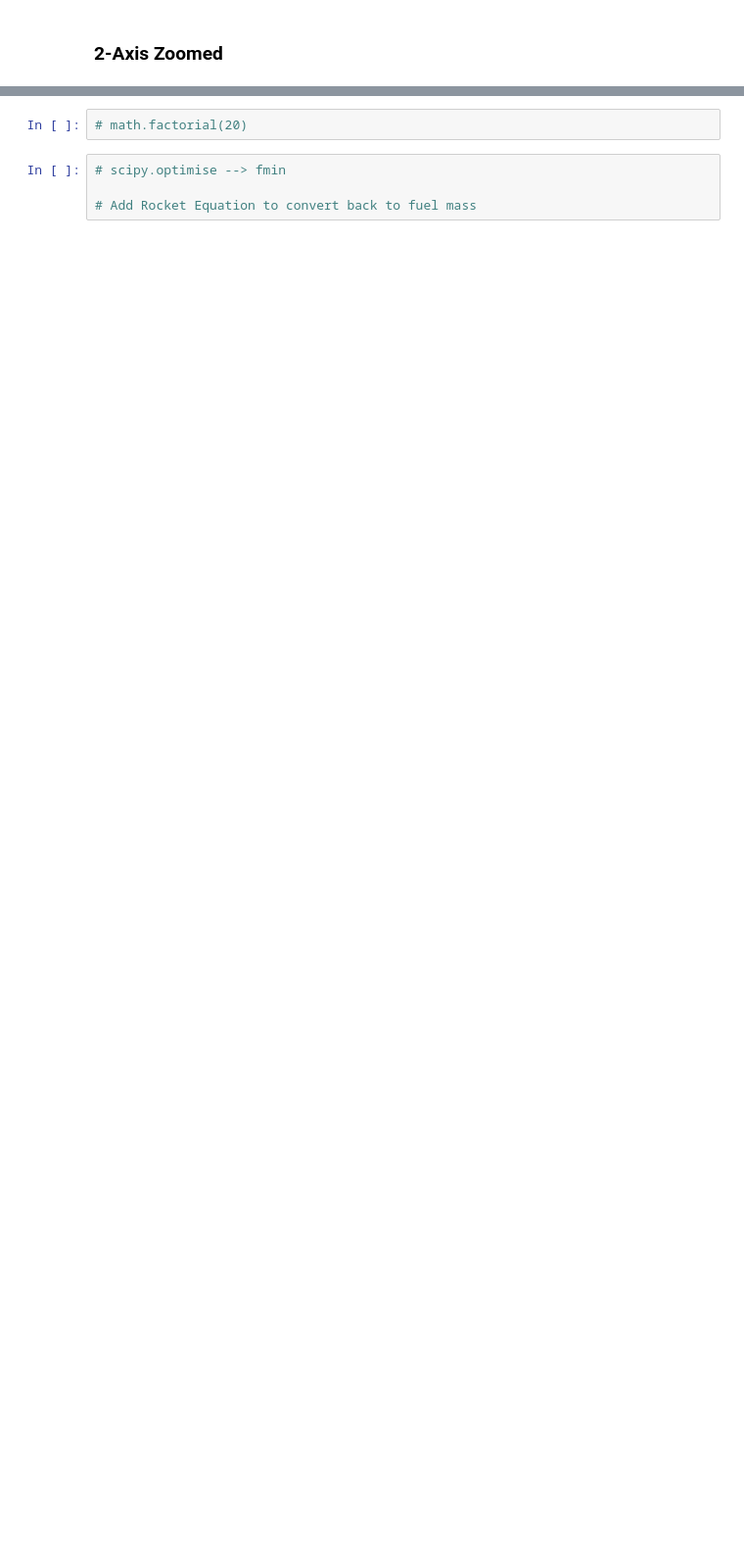
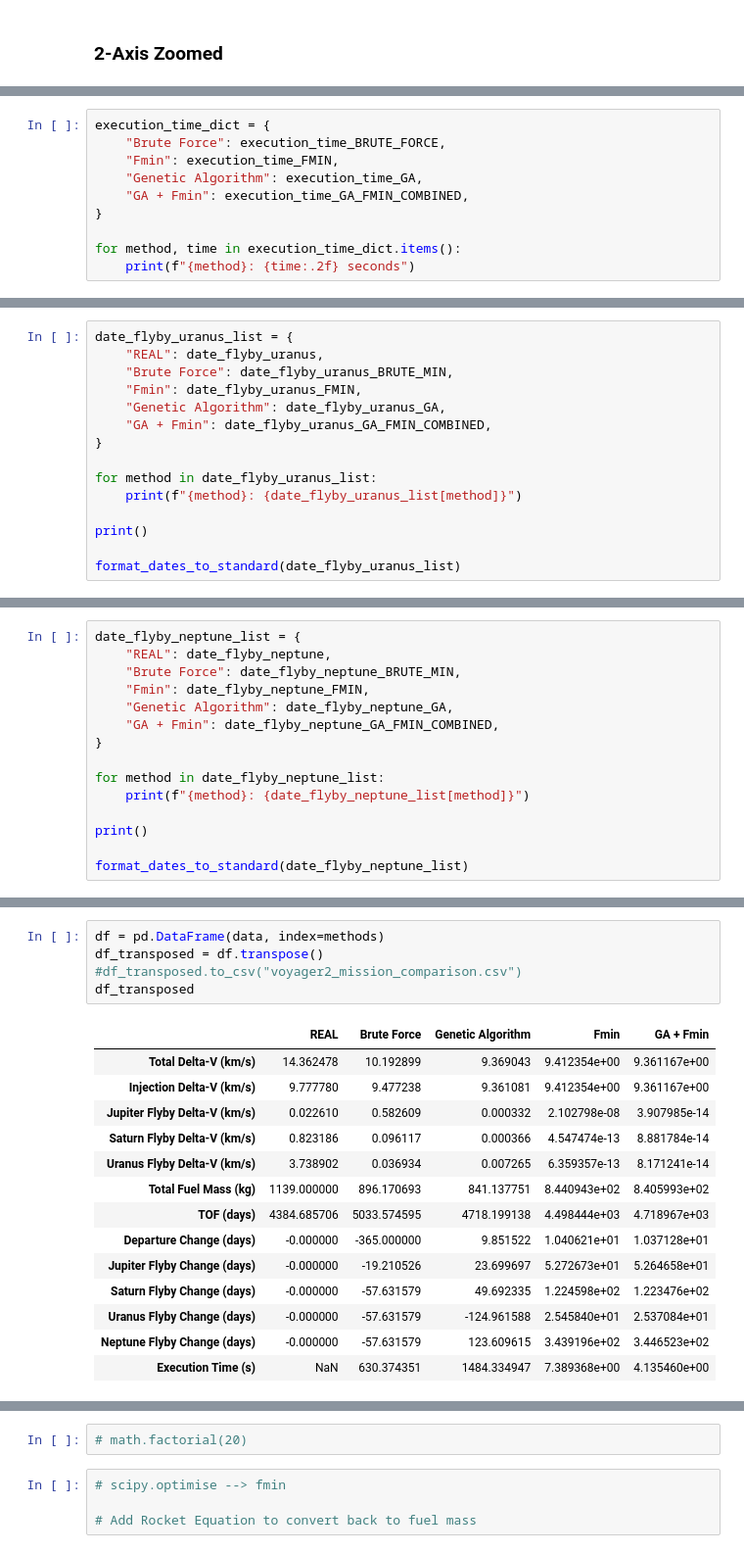
Before and after one commit to snath222/IP-Trajectory-Optimisation-SN, a Jupyter notebook: Voyager II - Optimisation Algo.ipynb, the cells around one changed output, grey strips where cells are left out. Shown at 98% size. Cells and saved outputs as stored; diff of their text form; blank space fills up the shorter version.

```diff
--- a/Voyager II - Optimisation Algo.ipynb
+++ b/Voyager II - Optimisation Algo.ipynb
@@ -3573,0 +3498,10 @@ df
+# %%
+execution_time_dict = {
+    "Brute Force": execution_time_BRUTE_FORCE,
+    "Fmin": execution_time_FMIN,
+    "Genetic Algorithm": execution_time_GA,
+    "GA + Fmin": execution_time_GA_FMIN_COMBINED,
+}
+
+for method, time in execution_time_dict.items():
+    print(f"{method}: {time:.2f} seconds")
@@ -3573,0 +3621,15 @@ df
+# %%
+date_flyby_uranus_list = {
+    "REAL": date_flyby_uranus,
+    "Brute Force": date_flyby_uranus_BRUTE_MIN,
+    "Fmin": date_flyby_uranus_FMIN,
+    "Genetic Algorithm": date_flyby_uranus_GA,
+    "GA + Fmin": date_flyby_uranus_GA_FMIN_COMBINED,
+}
+
+for method in date_flyby_uranus_list:
+    print(f"{method}: {date_flyby_uranus_list[method]}")
+
+print()
+
+format_dates_to_standard(date_flyby_uranus_list)
@@ -3573,0 +3647,15 @@ df
+# %%
+date_flyby_neptune_list = {
+    "REAL": date_flyby_neptune,
+    "Brute Force": date_flyby_neptune_BRUTE_MIN,
+    "Fmin": date_flyby_neptune_FMIN,
+    "Genetic Algorithm": date_flyby_neptune_GA,
+    "GA + Fmin": date_flyby_neptune_GA_FMIN_COMBINED,
+}
+
+for method in date_flyby_neptune_list:
+    print(f"{method}: {date_flyby_neptune_list[method]}")
+
+print()
+
+format_dates_to_standard(date_flyby_neptune_list)
@@ -3574,3 +3757,23 @@ df
+# %%
+df = pd.DataFrame(data, index=methods)
+df_transposed = df.transpose()
+#df_transposed.to_csv("voyager2_mission_comparison.csv")
+df_transposed
+# %% [output]
+|  | REAL | Brute Force | Genetic Algorithm | Fmin | GA + Fmin |
+| Total Delta-V (km/s) | 14.362478 | 10.192899 | 9.369043 | 9.412354e+00 | 9.361167e+00 |
+| Injection Delta-V (km/s) | 9.777780 | 9.477238 | 9.361081 | 9.412354e+00 | 9.361167e+00 |
+| Jupiter Flyby Delta-V (km/s) | 0.022610 | 0.582609 | 0.000332 | 2.102798e-08 | 3.907985e-14 |
+| Saturn Flyby Delta-V (km/s) | 0.823186 | 0.096117 | 0.000366 | 4.547474e-13 | 8.881784e-14 |
+| Uranus Flyby Delta-V (km/s) | 3.738902 | 0.036934 | 0.007265 | 6.359357e-13 | 8.171241e-14 |
+| Total Fuel Mass (kg) | 1139.000000 | 896.170693 | 841.137751 | 8.440943e+02 | 8.405993e+02 |
+| TOF (days) | 4384.685706 | 5033.574595 | 4718.199138 | 4.498444e+03 | 4.718967e+03 |
+| Departure Change (days) | -0.000000 | -365.000000 | 9.851522 | 1.040621e+01 | 1.037128e+01 |
+| Jupiter Flyby Change (days) | -0.000000 | -19.210526 | 23.699697 | 5.272673e+01 | 5.264658e+01 |
+| Saturn Flyby Change (days) | -0.000000 | -57.631579 | 49.692335 | 1.224598e+02 | 1.223476e+02 |
+| Uranus Flyby Change (days) | -0.000000 | -57.631579 | -124.961588 | 2.545840e+01 | 2.537084e+01 |
+| Neptune Flyby Change (days) | -0.000000 | -57.631579 | 123.609615 | 3.439196e+02 | 3.446523e+02 |
+| Execution Time (s) | NaN | 630.374351 | 1484.334947 | 7.389368e+00 | 4.135460e+00 |
 # %%
 # Apply LaTeX styling
 plt.rc("text", usetex=True)
```
Also changed, not shown: parts of 73 cells of this notebook, 6 other files.
